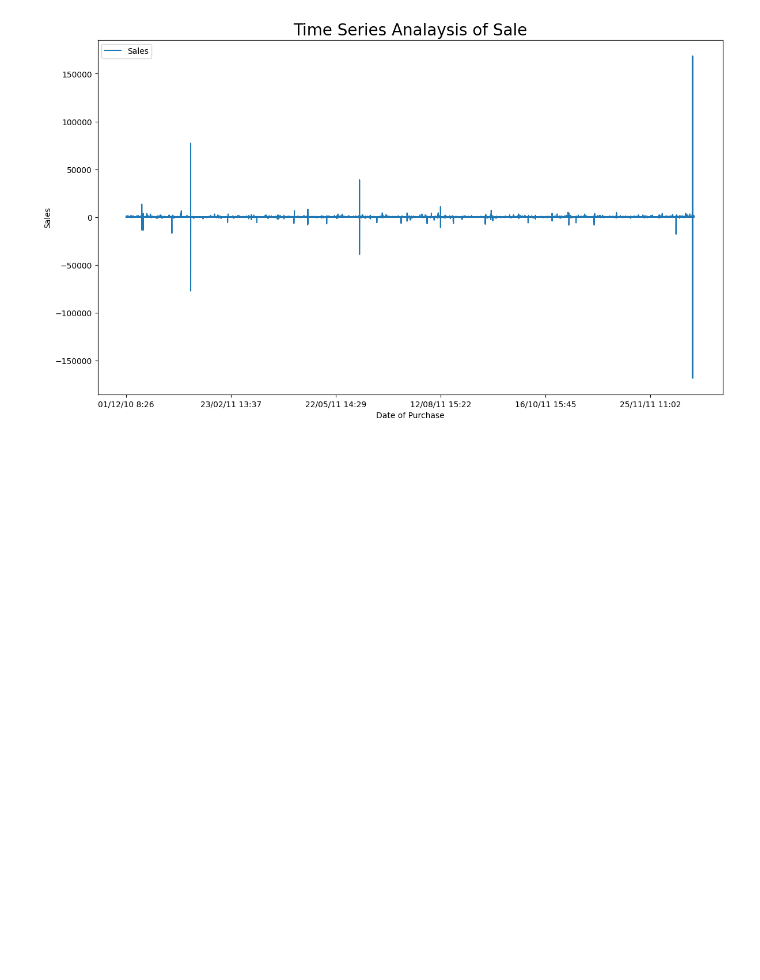
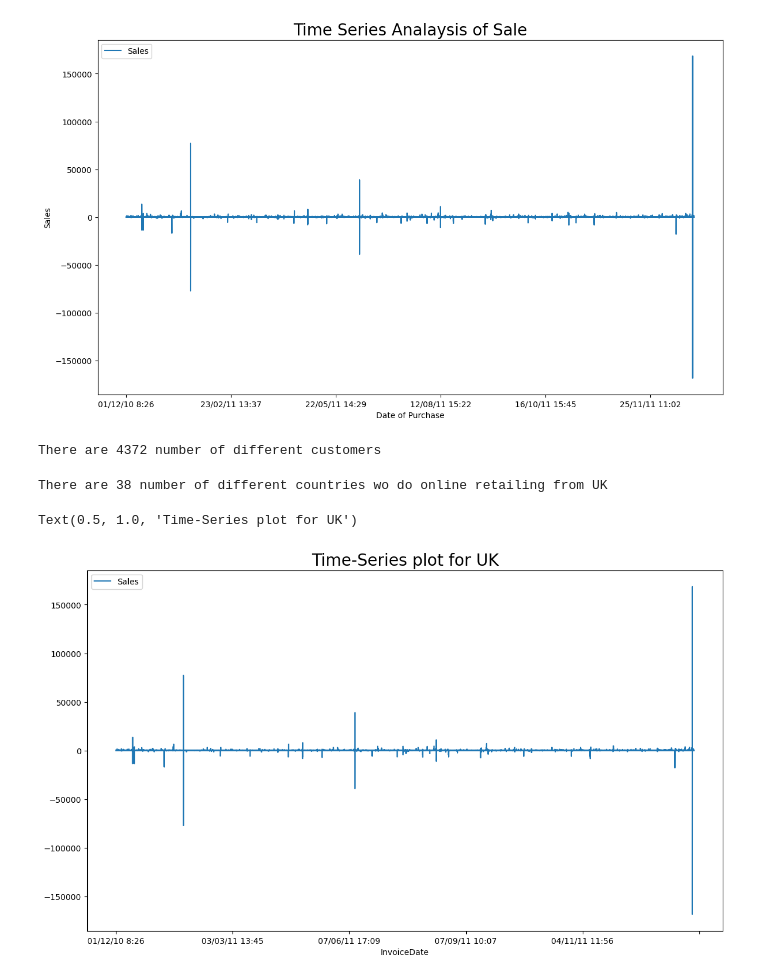
Before and after one commit to isauravmanitripathi/Online-Retail-Transaction, a Jupyter notebook: Online-Retail.ipynb, the cells around one changed output. Saved outputs shown, nothing was run; the diff lists cells and outputs as text; code cells hidden in the pictures; blank space fills up the shorter version.

```diff
--- a/Online-Retail.ipynb
+++ b/Online-Retail.ipynb
@@ -313,3 +313,24 @@ plt.ylabel('Sales')
 plt.show()
 # %% [output]
 [figure]
+# %%
+x =  data['CustomerID'].nunique()
+
+print("There are {} number of different customers".format(x))
+# %% [output]
+There are 4372 number of different customers
+# %%
+x = data['Country'].nunique()
+print("There are {} number of different countries wo do online retailing from UK".format(x))
+# %% [output]
+There are 38 number of different countries wo do online retailing from UK
+# %%
+def time_series(country):
+    dataset = data[data['Country'] == country]
+    dataset.plot(x = 'InvoiceDate', y = 'Sales')
+
+time_series('United Kingdom')
+plt.title('Time-Series plot for UK', fontsize = 20)
+# %% [output]
+Text(0.5, 1.0, 'Time-Series plot for UK')
+[figure, added]
```
Also changed, not shown: parts of 6 cells of this notebook.
